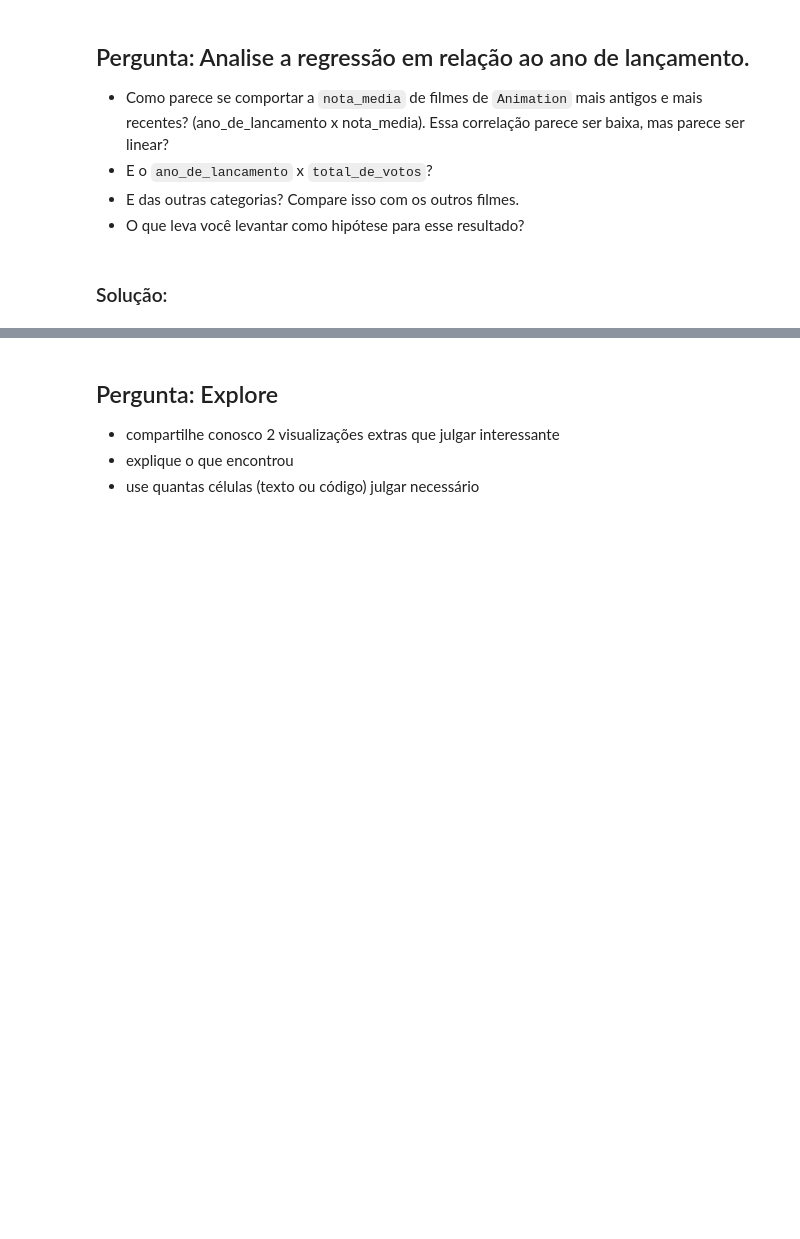
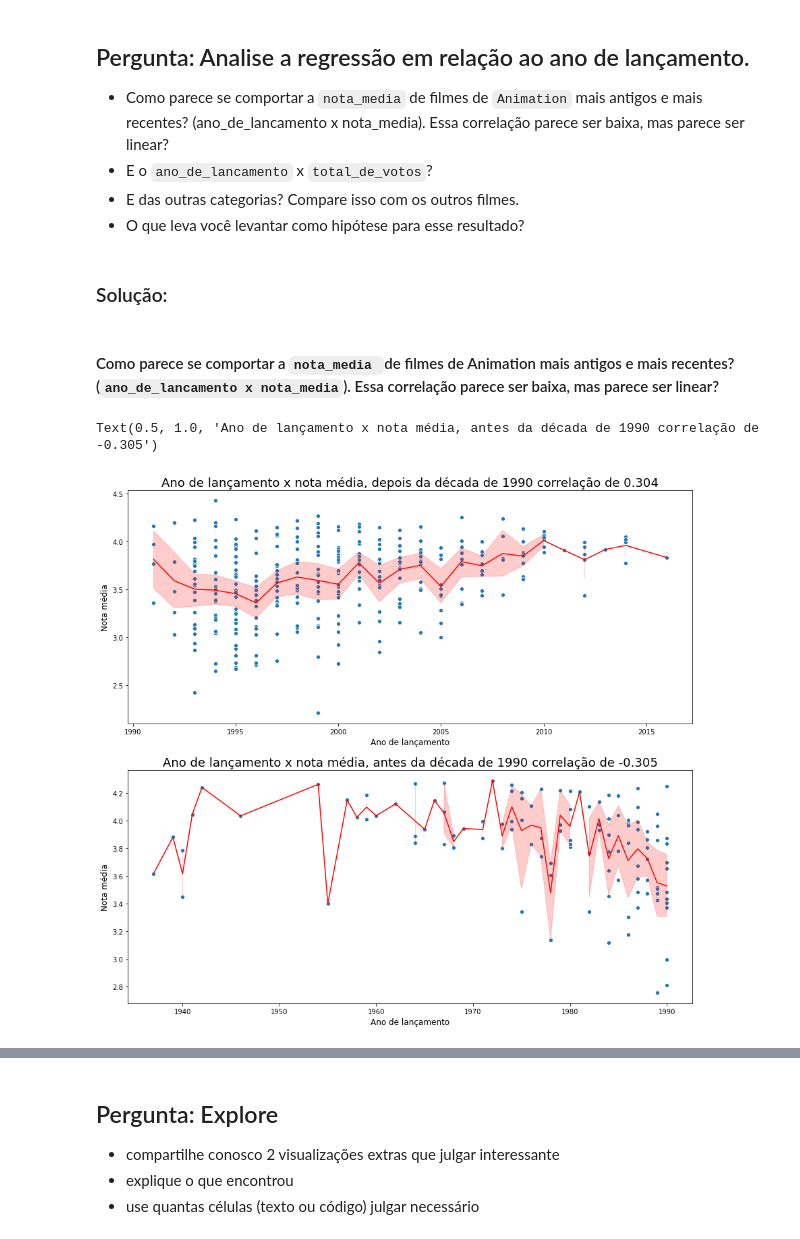
Before and after one commit to SamuelHericles/Training_project_Data_Science, a Jupyter notebook: Formação Data Science Alura - Análise exploratória do MovieLens.ipynb, the cells around one changed output, grey strips where cells are left out. Drawn from its saved outputs; the diff is of its cells as text; code cells hidden in the pictures; blank space fills up the shorter version.

```diff
--- a/Formação Data Science Alura - Análise exploratória do MovieLens.ipynb
+++ b/Formação Data Science Alura - Análise exploratória do MovieLens.ipynb
@@ -923,3 +945,44 @@ RuntimeError: Selected KDE bandwidth is 0. Cannot estimate density.
 - O que leva você levantar como hipótese para esse resultado?
 # %% [markdown]
 ### Solução:
+# %% [markdown]
+#### Como parece se comportar a `nota_media `de filmes de Animation mais antigos e mais recentes? (`ano_de_lancamento x nota_media`). Essa correlação parece ser baixa, mas parece ser linear?
+# %%
+ano_lan_sim = []
+total_votos_sim = []
+ano_lan_nao = []
+total_votos_nao = []
+
+for i in range(len(filmes[['nota_media','ano_de_lancamento']])):
+    if filmes[['nota_media','ano_de_lancamento']].iloc[i].values[1] > 1990:
+        ano_lan_sim.append(filmes['ano_de_lancamento'].iloc[i])
+        total_votos_sim.append(filmes['nota_media'].iloc[i])
+    else:
+        ano_lan_nao.append(filmes['ano_de_lancamento'].iloc[i])
+        total_votos_nao.append(filmes['nota_media'].iloc[i])
+
+decada_de_90_pra_frente = pd.DataFrame({'Ano_lancamento':ano_lan_sim,'nota_media':total_votos_sim})
+decada_de_90_pra_tras = pd.DataFrame({'Ano_lancamento':ano_lan_nao,'nota_media':total_votos_nao})
+
+
+plt.figure(figsize=(15,14))
+plt.subplot(211)
+ax1 = sns.scatterplot(x="Ano_lancamento",y="nota_media",data=decada_de_90_pra_frente)
+ax1 = sns.lineplot(x="Ano_lancamento",y="nota_media",data=decada_de_90_pra_frente,color='red')
+corr_depois_decada_1990 = decada_de_90_pra_frente.corr()['nota_media'].values[0].round(3)
+ax1.set_xlabel('Ano de lançamento', fontsize=12)
+ax1.set_ylabel('Nota média', fontsize=12)
+ax1.set_title('Ano de lançamento x nota média, depois da década de 1990 correlação de %.3f' %
+              corr_depois_decada_1990,fontsize=18)
+
+plt.subplot(212)
+ax2 = sns.scatterplot(x="Ano_lancamento",y="nota_media",data=decada_de_90_pra_tras)
+ax2 = sns.lineplot(x="Ano_lancamento",y="nota_media",data=decada_de_90_pra_tras,color='red')
+corr_antes_decada_1990 = decada_de_90_pra_tras.corr()['nota_media'].values[0].round(3)
+ax2.set_xlabel('Ano de lançamento', fontsize=12)
+ax2.set_ylabel('Nota média', fontsize=12)
+ax2.set_title('Ano de lançamento x nota média, antes da década de 1990 correlação de %.3f' %
+              corr_antes_decada_1990,fontsize=18)
+# %% [output]
+Text(0.5, 1.0, 'Ano de lançamento x nota média, antes da década de 1990 correlação de -0.305')
+[figure, added]
```
Also changed, not shown: parts of 22 cells of this notebook.
